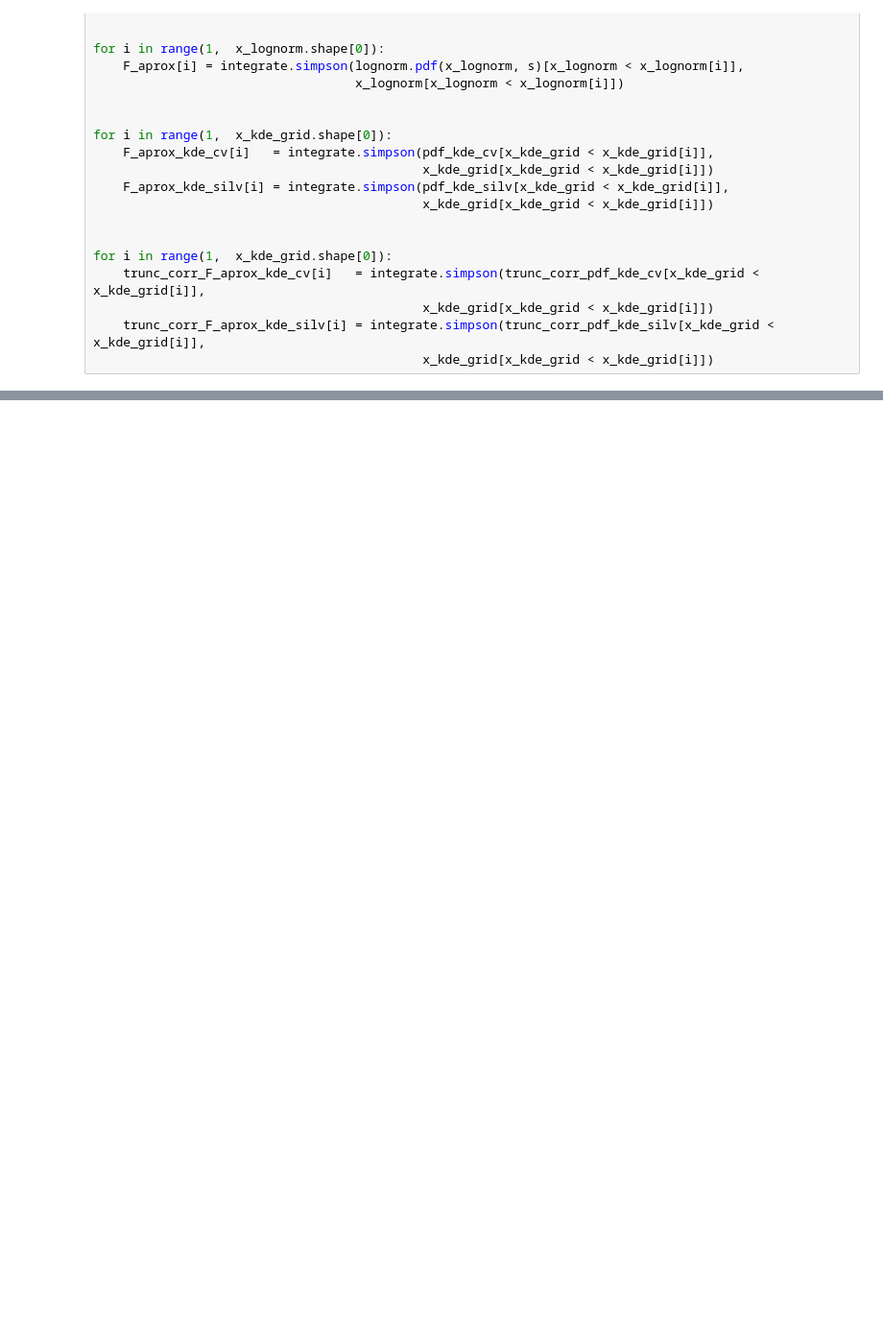
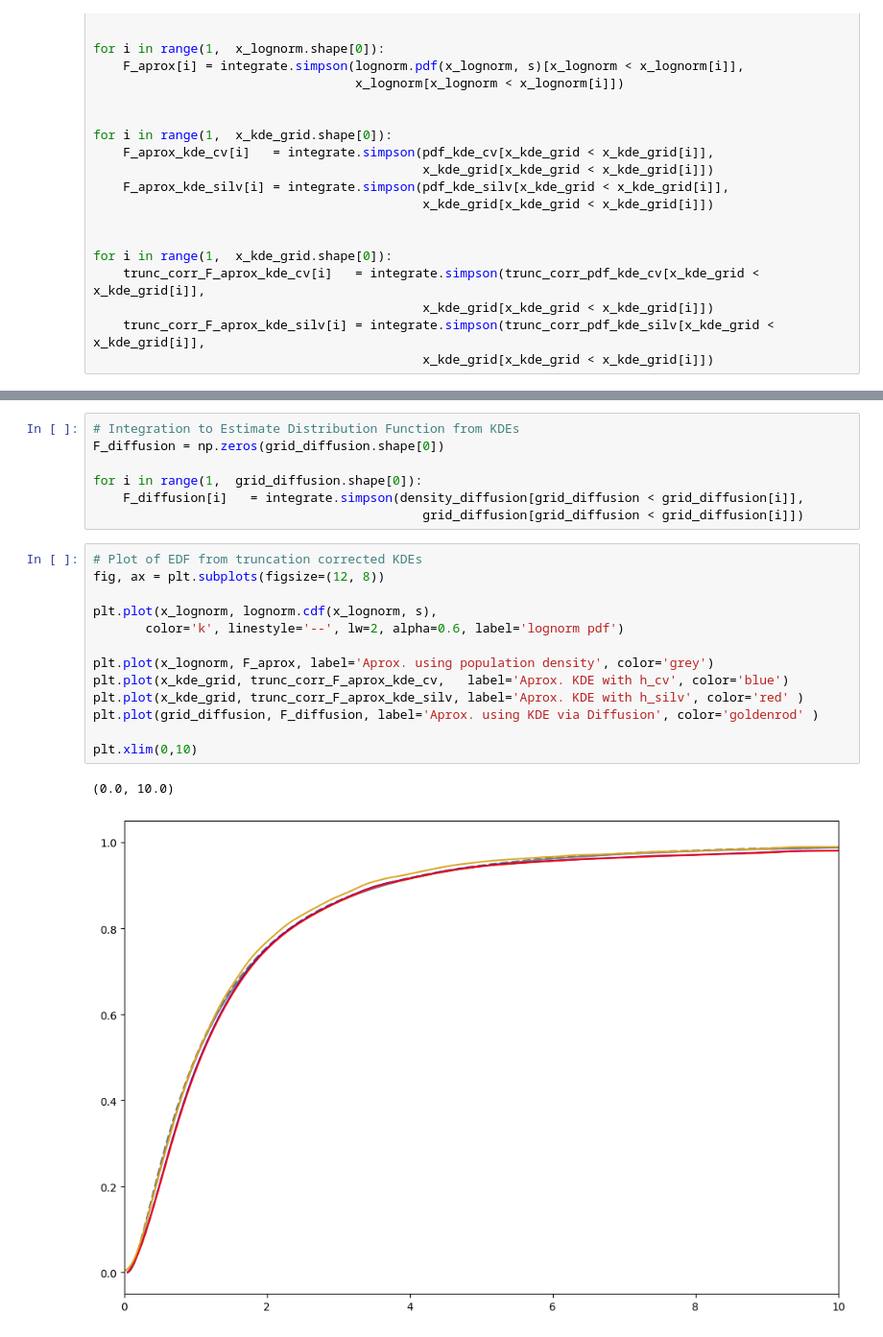
Before and after one commit to LoMarrujo/Basic-Statistics, a Jupyter notebook: Kernel Density Estimation - Lognormal Simulation.ipynb, the cells around one changed output, grey strips where cells are left out. Shown at 96% size. Drawn from its saved outputs; the diff is of its cells as text; blank space fills up the shorter version.

```diff
--- a/Kernel Density Estimation - Lognormal Simulation.ipynb
+++ b/Kernel Density Estimation - Lognormal Simulation.ipynb
@@ -159,0 +182,23 @@ plt.xlim(0,10)
+# %%
+# Integration to Estimate Distribution Function from KDEs
+F_diffusion = np.zeros(grid_diffusion.shape[0])
+
+for i in range(1,  grid_diffusion.shape[0]):
+    F_diffusion[i]   = integrate.simpson(density_diffusion[grid_diffusion < grid_diffusion[i]],
+                                            grid_diffusion[grid_diffusion < grid_diffusion[i]])
+# %%
+# Plot of EDF from truncation corrected KDEs
+fig, ax = plt.subplots(figsize=(12, 8))
+
+plt.plot(x_lognorm, lognorm.cdf(x_lognorm, s),
+       color='k', linestyle='--', lw=2, alpha=0.6, label='lognorm pdf')
+
+plt.plot(x_lognorm, F_aprox, label='Aprox. using population density', color='grey')
+plt.plot(x_kde_grid, trunc_corr_F_aprox_kde_cv,   label='Aprox. KDE with h_cv', color='blue')
+plt.plot(x_kde_grid, trunc_corr_F_aprox_kde_silv, label='Aprox. KDE with h_silv', color='red' )
+plt.plot(grid_diffusion, F_diffusion, label='Aprox. using KDE via Diffusion', color='goldenrod' )
+
+plt.xlim(0,10)
+# %% [output]
+(0.0, 10.0)
+[figure, added]
```
Also changed, not shown: parts of 17 cells of this notebook.
